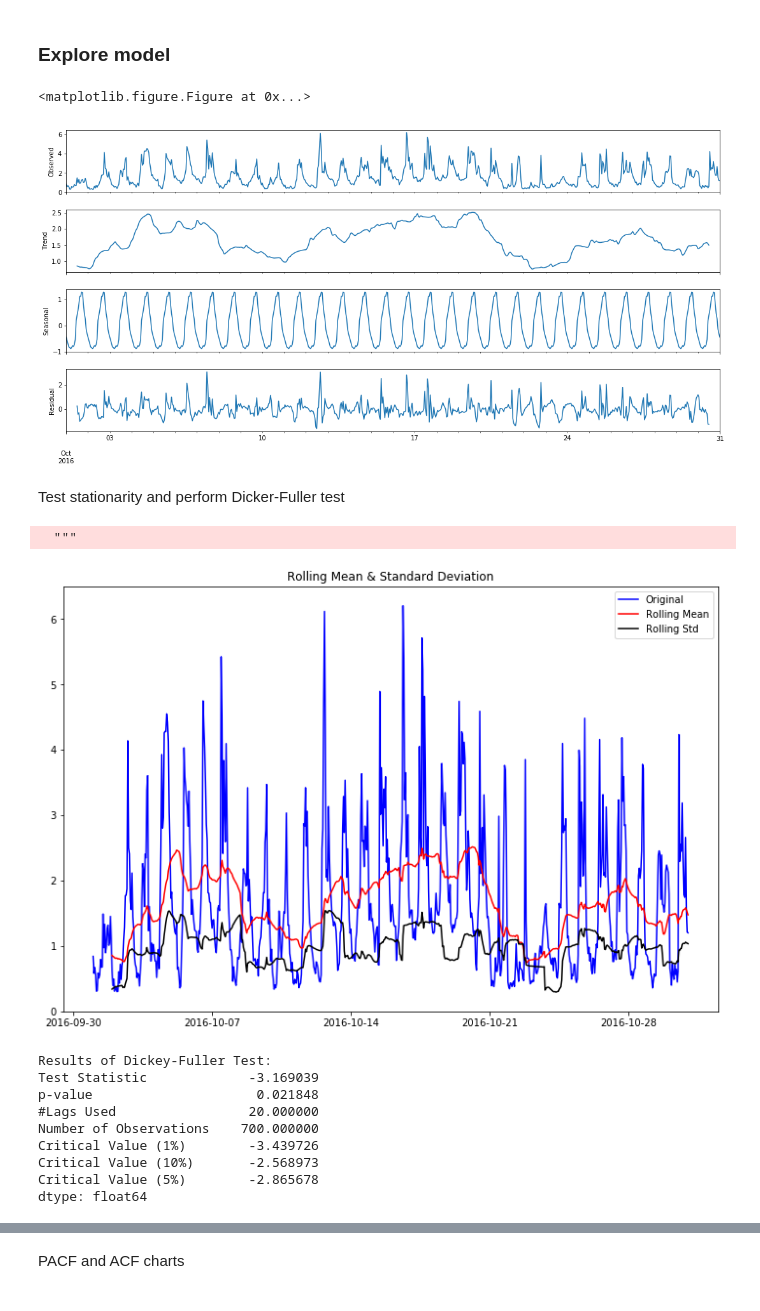
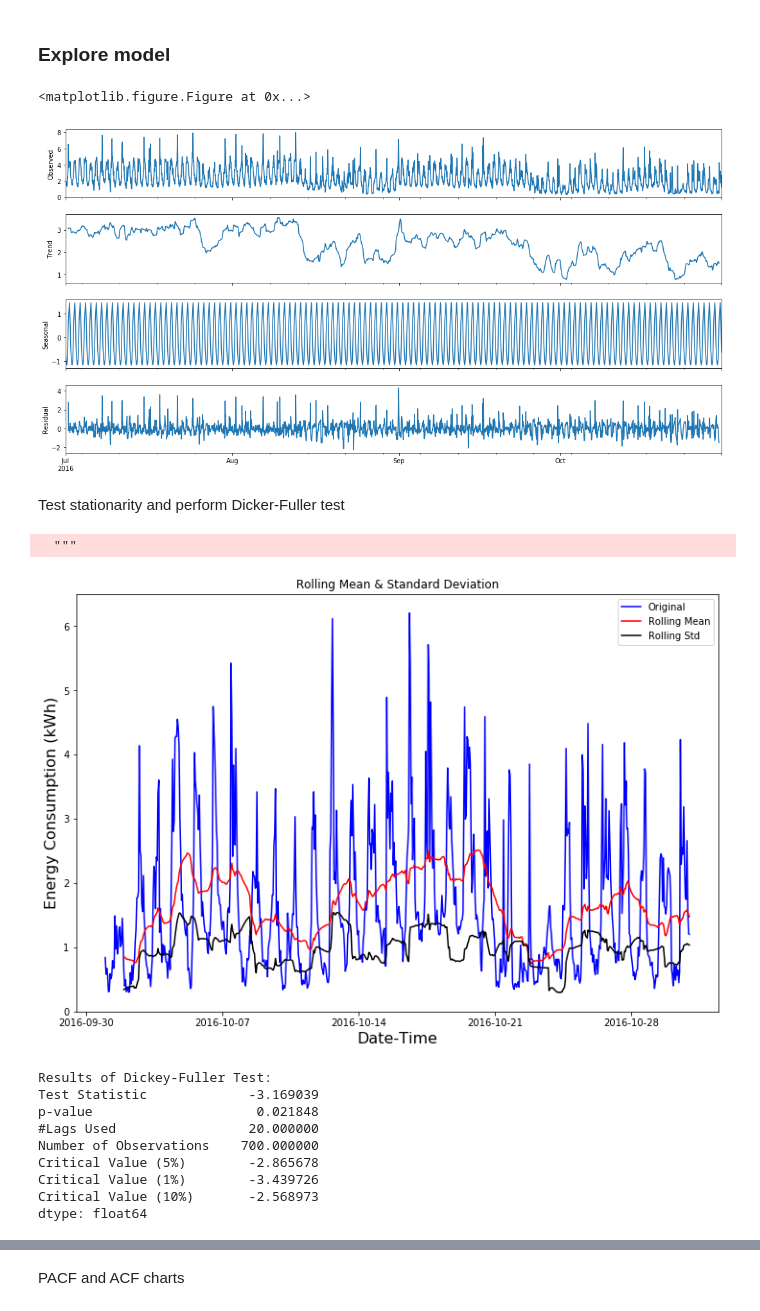
Before and after one commit to kzhao682/Smart_Energy_Consumption, a Jupyter notebook: 03_ARIMA_models.ipynb, the cells around one changed output, grey strips where cells are left out. Cells and saved outputs as stored; diff of their text form; code cells hidden in the pictures.

```diff
--- a/03_ARIMA_models.ipynb
+++ b/03_ARIMA_models.ipynb
@@ -13,7 +15,7 @@ plt.rc('figure', figsize=(18.0, 6.0))
 # %%
 pd.set_option('display.max_columns', None)
 # %%
-df = load_building(545, '2016-10-01 00:00:00', '2016-10-31 00:00:00')
+df = load_building(545, '2016-7-01 00:00:00', '2016-10-31 00:00:00')
 # %%
 df_weather_austin = load_weather('austin')
 # %% [markdown]
@@ -35,7 +37,7 @@ fig = decomposition.plot()
 fig.set_size_inches(15,8)
 # %% [output]
 <matplotlib.figure.Figure at 0x...>
-[figure, old version]
+[figure, new version]
 # %% [markdown]
 Test stationarity and perform Dicker-Fuller test
 # %%
@@ -53,6 +55,8 @@ def test_stationarity(timeseries):
     std = plt.plot(rolstd, color='black', label = 'Rolling Std')
     plt.legend(loc='best')
     plt.title('Rolling Mean & Standard Deviation')
+    plt.xlabel('Date-Time', fontsize=16)
+    plt.ylabel('Energy Consumption (kWh)', fontsize=16)
     plt.show()
 
     #Perform Dickey-Fuller test:
@@ -62,18 +66,20 @@ def test_stationarity(timeseries):
     for key,value in dftest[4].items():
         dfoutput['Critical Value (%s)'%key] = value
     print(dfoutput)
+# %%
+df_stationary = df.loc['2016-10-01 00:00:00':'2016-10-31 00:00:00', :]
 # %%
-test_stationarity(df.Hourly_Usage)
+test_stationarity(df_stationary.Hourly_Usage)
 # %% [output]
   """
-[figure, old version]
+[figure, new version]
 Results of Dickey-Fuller Test:
 Test Statistic             -3.169039
 p-value                     0.021848
 #Lags Used                 20.000000
 Number of Observations    700.000000
+Critical Value (5%)        -2.865678
 Critical Value (1%)        -3.439726
 Critical Value (10%)       -2.568973
-Critical Value (5%)        -2.865678
 dtype: float64
 # %%
```
Also changed, not shown: parts of 39 cells of this notebook, 10 other files.
